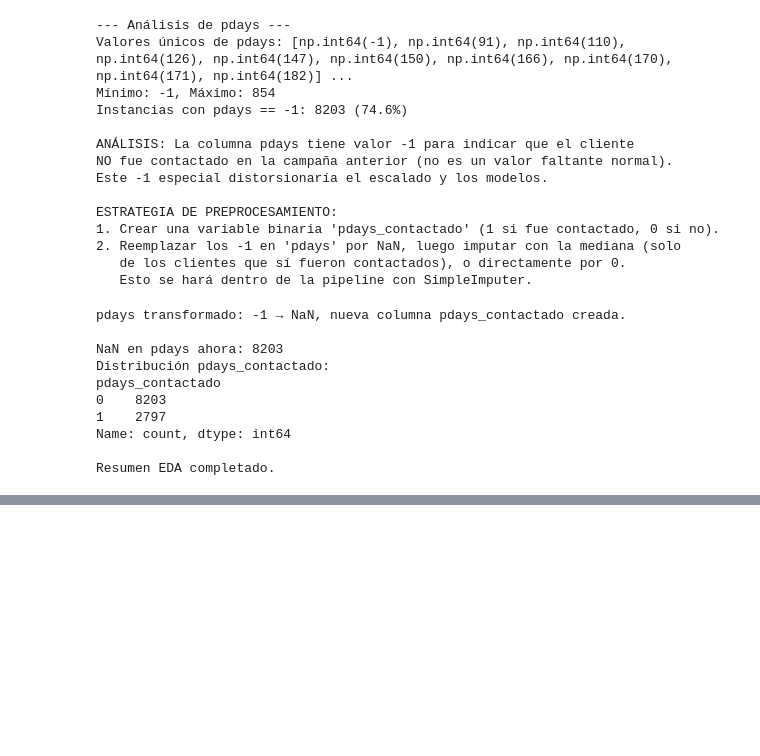
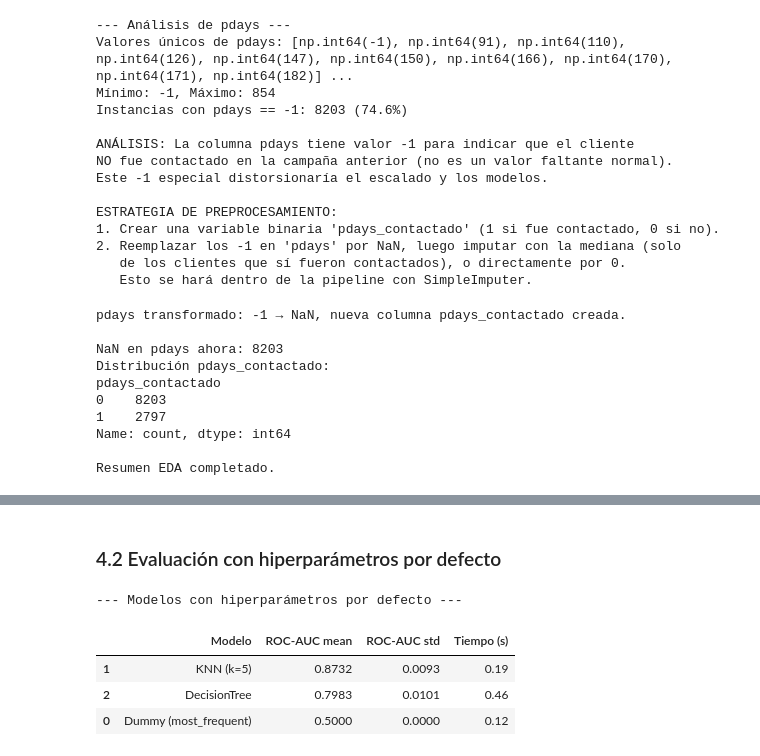
Before and after one commit to 100522156/practica_1_aprendizaje_automatico-100522156-100522190, a Jupyter notebook: notebook_1_analisis.ipynb, the cells around one changed output, grey strips where cells are left out. Drawn from its saved outputs; the diff is of its cells as text; code cells hidden in the pictures; blank space fills up the shorter version.

```diff
--- a/notebook_1_analisis.ipynb
+++ b/notebook_1_analisis.ipynb
@@ -268,0 +410,44 @@ display(df[cat_cols].describe())
+# %% [markdown]
+### 4.2 Evaluación con hiperparámetros por defecto
+# %%
+# ── Modelos base con parámetros por defecto ───────────────────────────────
+# Preprocesador con el mejor escalador
+preprocessor = make_preprocessor(BEST_SCALER)
+
+models_default = {
+    'Dummy (most_frequent)': Pipeline([
+        ('pre', make_preprocessor(StandardScaler())),
+        ('clf', DummyClassifier(strategy='most_frequent', random_state=SEED))
+    ]),
+    'KNN (k=5)': Pipeline([
+        ('pre', make_preprocessor(BEST_SCALER)),
+        ('clf', KNeighborsClassifier())
+    ]),
+    'DecisionTree': Pipeline([
+        ('pre', make_preprocessor(StandardScaler())),
+        ('clf', DecisionTreeClassifier(random_state=SEED))
+    ])
+}
+
+default_results = []
+for name, pipe in models_default.items():
+    t0 = time.time()
+    scores = cross_val_score(pipe, X_train, y_train, cv=cv_inner,
+                              scoring=METRIC, n_jobs=-1)
+    elapsed = time.time() - t0
+    default_results.append({
+        'Modelo': name,
+        'ROC-AUC mean': scores.mean().round(4),
+        'ROC-AUC std': scores.std().round(4),
+        'Tiempo (s)': round(elapsed, 2)
+    })
+
+results_df = pd.DataFrame(default_results).sort_values('ROC-AUC mean', ascending=False)
+print('--- Modelos con hiperparámetros por defecto ---')
+display(results_df)
+# %% [output]
+--- Modelos con hiperparámetros por defecto ---
+|  | Modelo | ROC-AUC mean | ROC-AUC std | Tiempo (s) |
+| 1 | KNN (k=5) | 0.8732 | 0.0093 | 0.19 |
+| 2 | DecisionTree | 0.7983 | 0.0101 | 0.46 |
+| 0 | Dummy (most_frequent) | 0.5000 | 0.0000 | 0.12 |
```
Also changed, not shown: parts of 15 cells of this notebook, 3 other files.
